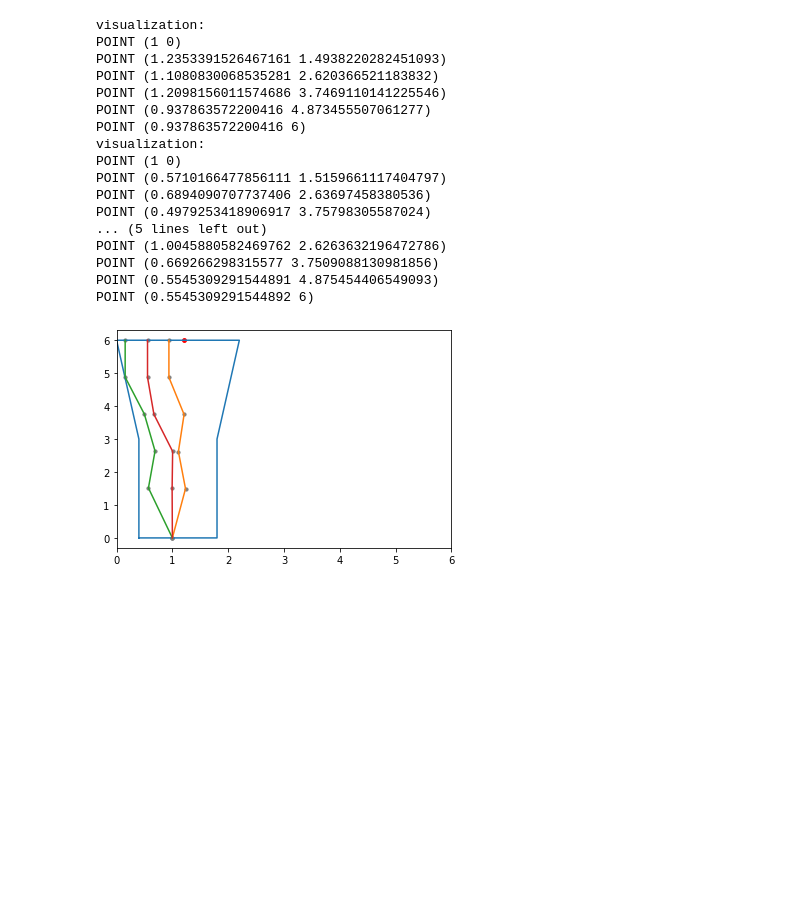
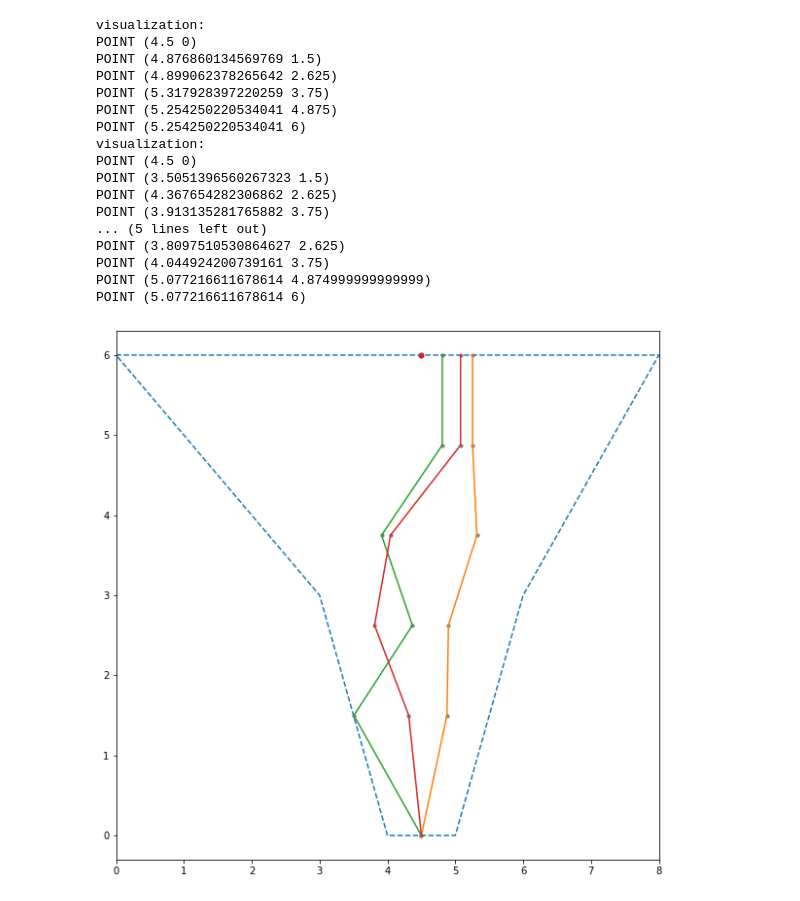
Before and after one commit to adhocmaster/carla-jaywalker-experiments, a Jupyter notebook: notebooks/Crosswalk-area/crosswalk-area.ipynb, the cells around one changed output. Saved outputs shown, nothing was run; the diff lists cells and outputs as text; code cells hidden in the pictures; blank space fills up the shorter version.

```diff
--- a/notebooks/Crosswalk-area/crosswalk-area.ipynb
+++ b/notebooks/Crosswalk-area/crosswalk-area.ipynb
@@ -13,11 +13,12 @@ import random
 
 # Create crosswalk area as Polygons
 crosswalk = Polygon([(0.4, 0), (0.4, 3), (0, 6), (2.2, 6), (1.8, 3), (1.8, 0)])
+crosswalk = Polygon([(4, 0), (3, 3), (0, 6), (8, 6), (6, 3), (5, 0)])
 
 # Create start point and end point.
-start = Point((1, 0))
-end = Point((1.2, 6))
-side = LineString([(0, 6), (2.2, 6)])
+start = Point((4.5, 0))
+end = Point((4.5, 6))
+destinationLine = LineString([(0, 6), (8, 6)])
 # %%
 # Functions that might be useful
 
@@ -78,7 +79,11 @@ def closestEnd(point, side):
     end = side.interpolate(d)
     return end
 # %%
-def shiftedPoints(start, end, crosswalk, side, n=3, d=1.2):
+# change the name side to destinationLine
+# change n to nIntermediatePoints
+# change d to maxDistanceIntermediatePoints
+
+def shiftedPoints(start, end, crosswalk, side, n=3, d=1.5):
     new_points = [start]
     pointsOL = pointsOnLine(start, end, n)
 
@@ -116,42 +121,44 @@ def shiftedPoints(start, end, crosswalk, side, n=3, d=1.2):
     return new_points
 # %%
 # Plot polygons and points
+
+plt.rcParams["figure.figsize"] = (10,10)
 x,y = crosswalk.exterior.xy
-plt.plot(x,y)
-plt.scatter(end.x, end.y, s=15, color='red')
+plt.plot(x,y, '--')
+plt.scatter(end.x, end.y, s=25, color='red')
 
 for i in range(3):
     line_x = []
     line_y = []
 
-    new_points = shiftedPoints(start, end, crosswalk, side, d=1.05)
+    new_points = shiftedPoints(start, end, crosswalk, destinationLine, d=1.5)
     print("visualization:")
 
     for i in range(len(new_points)):
         line_x.append(new_points[i].x)
         line_y.append(new_points[i].y)
         print(new_points[i])
         plt.scatter(new_points[i].x, new_points[i].y, s=10, color='grey')
 
     plt.plot(line_x, line_y)
-plt.xlim(0, 6)
+plt.xlim(0, 8)
 plt.savefig('trial.png')
 # %% [output]
 visualization:
-POINT (1 0)
-POINT (1.2353391526467161 1.4938220282451093)
-POINT (1.1080830068535281 2.620366521183832)
-POINT (1.2098156011574686 3.7469110141225546)
-POINT (0.937863572200416 4.873455507061277)
-POINT (0.937863572200416 6)
+POINT (4.5 0)
+POINT (4.876860134569769 1.5)
+POINT (4.899062378265642 2.625)
+POINT (5.317928397220259 3.75)
+POINT (5.254250220534041 4.875)
+POINT (5.254250220534041 6)
 visualization:
-POINT (1 0)
-POINT (0.5710166477856111 1.5159661117404797)
-POINT (0.6894090707737406 2.63697458380536)
-POINT (0.4979253418906917 3.75798305587024)
+POINT (4.5 0)
+POINT (3.5051396560267323 1.5)
+POINT (4.367654282306862 2.625)
+POINT (3.913135281765882 3.75)
 ... (5 lines left out)
-POINT (1.0045880582469762 2.6263632196472786)
-POINT (0.669266298315577 3.7509088130981856)
-POINT (0.5545309291544891 4.875454406549093)
-POINT (0.5545309291544892 6)
+POINT (3.8097510530864627 2.625)
+POINT (4.044924200739161 3.75)
+POINT (5.077216611678614 4.874999999999999)
+POINT (5.077216611678614 6)
-[figure, old version]
+[figure, new version]
```
Also changed, not shown: 1 other file.
